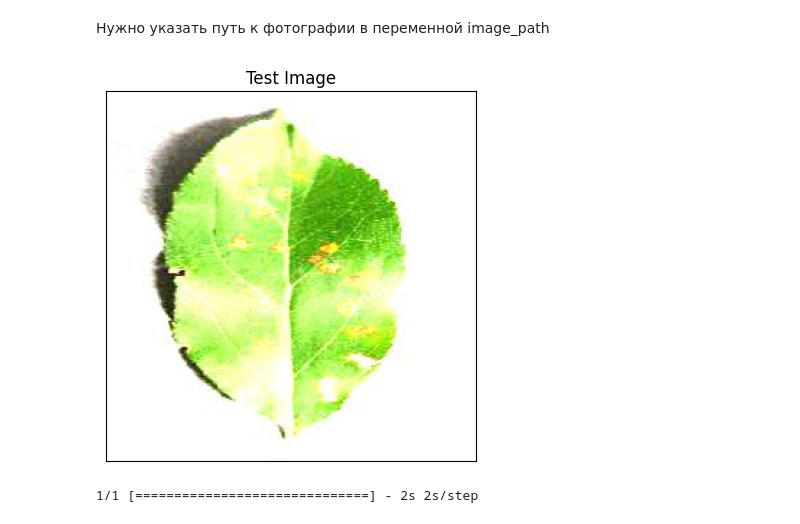
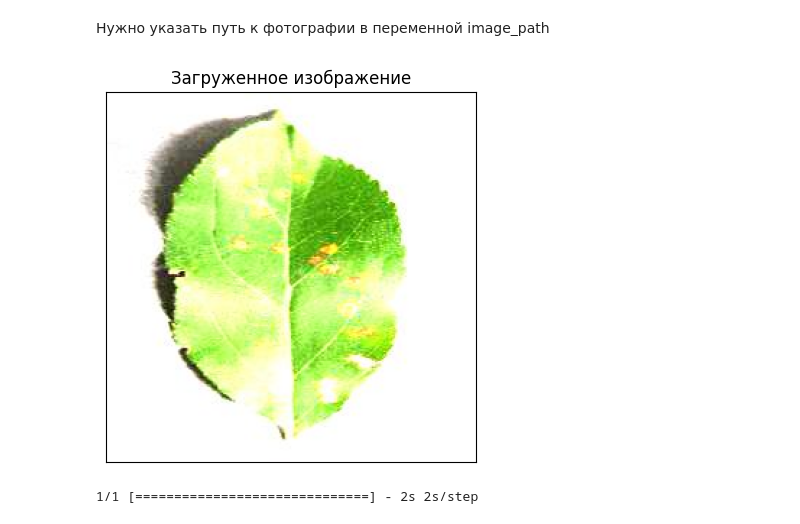
Before and after one commit to MargaretT28/Turaeva_kr2_leafs, a Jupyter notebook: Leafs_diseases.ipynb, the cells around one changed output. Drawn from its saved outputs; the diff is of its cells as text; code cells hidden in the pictures.

Commit message:
visual chenge

```diff
--- a/Leafs_diseases.ipynb
+++ b/Leafs_diseases.ipynb
@@ -12,15 +16,15 @@ class_name = ['Apple scab', 'Apple Black rot', 'Cedar apple rust', 'Apple health
 # %%
 import cv2
 image_path = 'AppleCedarRust1.JPG'
 img = cv2.imread(image_path)
 img = cv2.cvtColor(img,cv2.COLOR_BGR2RGB)
 plt.imshow(img)
-plt.title('Test Image')
+plt.title('Загруженное изображение')
 plt.xticks([])
 plt.yticks([])
 plt.show()
 # %% [output]
-[figure, old version]
+[figure, new version]
 # %%
 image = tf.keras.preprocessing.image.load_img(image_path,target_size=(128,128))
 input_arr = tf.keras.preprocessing.image.img_to_array(image)
```
Also changed, not shown: parts of 3 cells of this notebook.
